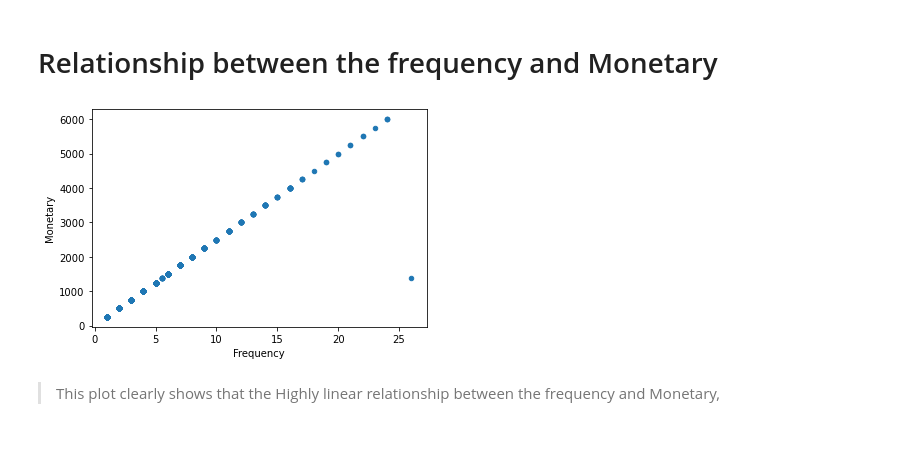
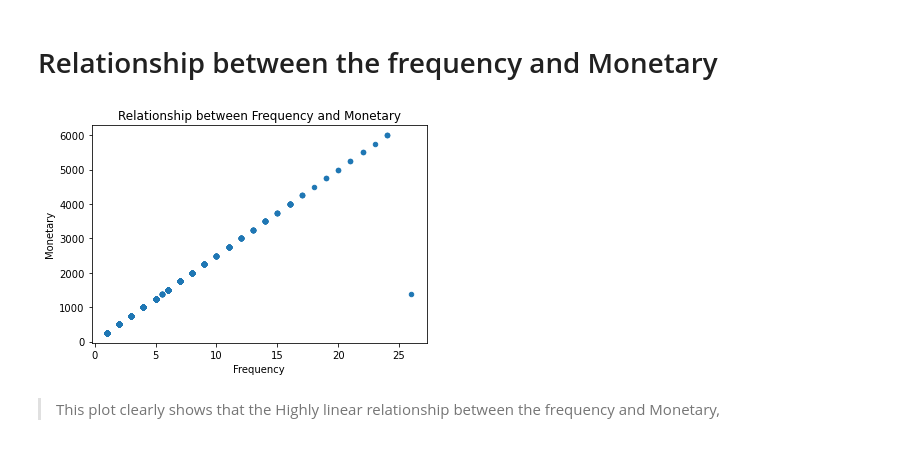
Before and after one commit to PurushottamPadhya/Datascience_Assignment_Blood_Transfusion, a Jupyter notebook: assignment2_s3804289_s3847501.ipynb, the cells around one changed output. Cells and saved outputs as stored; diff of their text form; code cells hidden in the pictures.

```diff
--- a/assignment2_s3804289_s3847501.ipynb
+++ b/assignment2_s3804289_s3847501.ipynb
@@ -301,9 +344,10 @@ plt.show()
 # %%
 
 fake_transfusion.plot(kind='scatter',x='Frequency',y='Monetary')
+plt.title('Relationship between Frequency and Monetary')
 plt.show()
 # %% [output]
-[figure, old version]
+[figure, new version]
 # %% [markdown]
 > This plot clearly shows that the Highly linear relationship between the frequency and Monetary,
 # %% [markdown]
```
Also changed, not shown: parts of 29 cells of this notebook, 2 other files.
